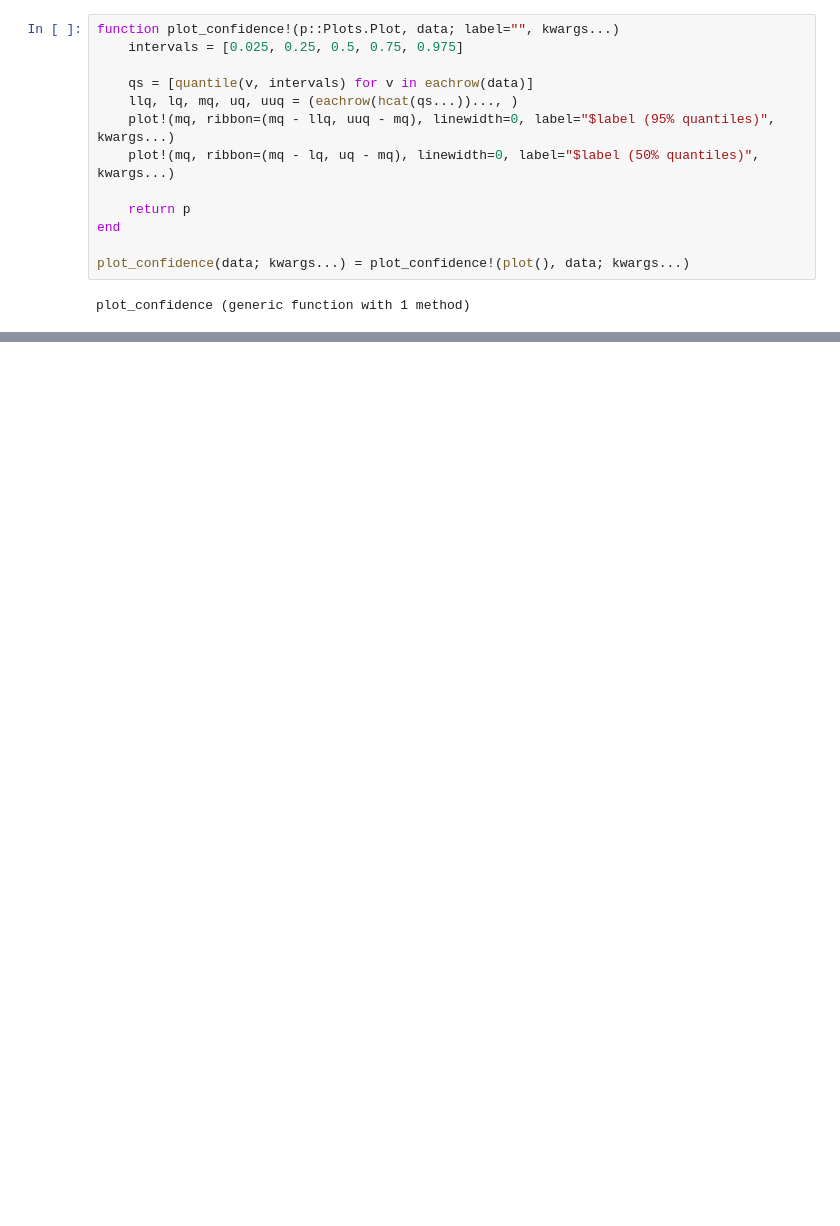
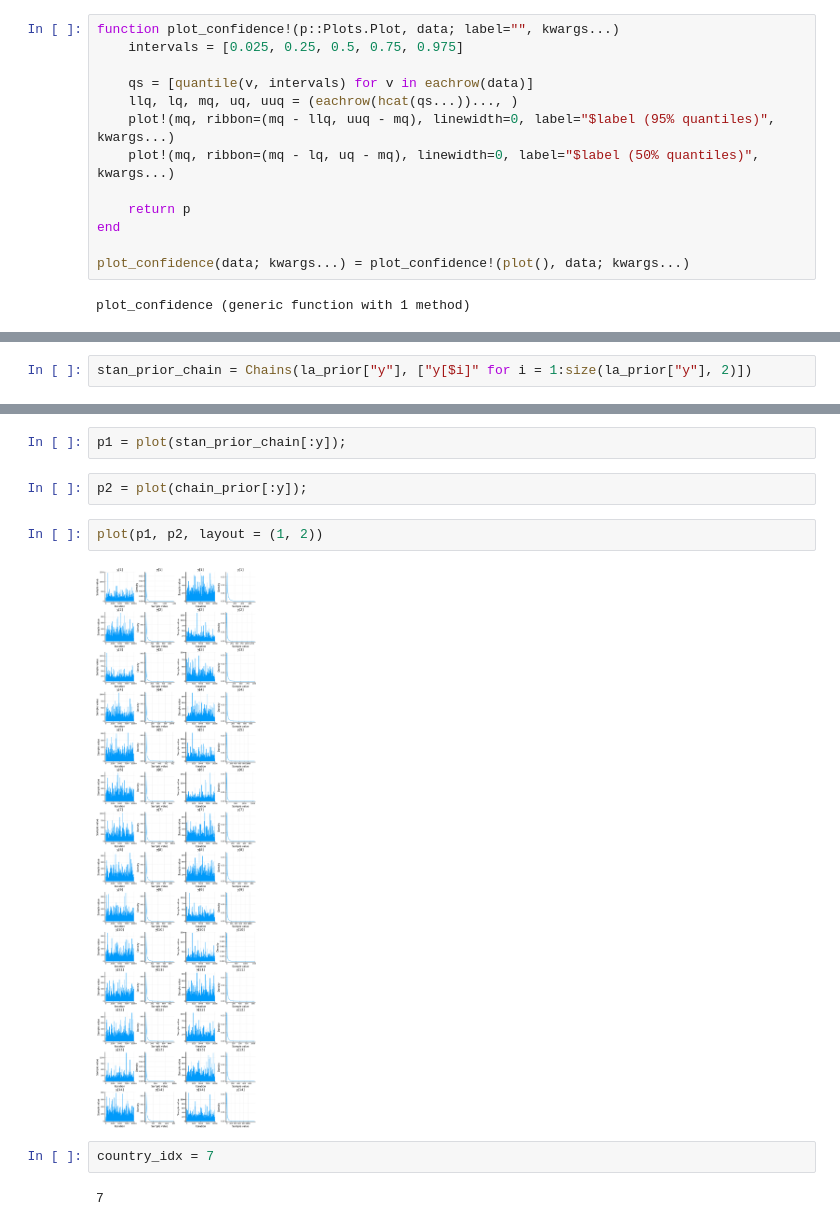
Before and after one commit to cambridge-mlg/Covid19, a Jupyter notebook: notebooks/01-Imperial-Report-13-Basics.ipynb, the cells around one changed output, grey strips where cells are left out. Saved outputs shown, nothing was run; the diff lists cells and outputs as text; blank space fills up the shorter version.

```diff
--- a/notebooks/01-Imperial-Report-13-Basics.ipynb
+++ b/notebooks/01-Imperial-Report-13-Basics.ipynb
@@ -429,0 +896,2 @@ country_prediction_prior_plot(3)
+# %%
+stan_prior_chain = Chains(la_prior["y"], ["y[$i]" for i = 1:size(la_prior["y"], 2)])
@@ -429,0 +916,12 @@ country_prediction_prior_plot(3)
+# %%
+p1 = plot(stan_prior_chain[:y]);
+# %%
+p2 = plot(chain_prior[:y]);
+# %%
+plot(p1, p2, layout = (1, 2))
+# %% [output]
+[figure, added]
+# %%
+country_idx = 7
+# %% [output]
+7
```
Also changed, not shown: parts of 49 cells of this notebook.
